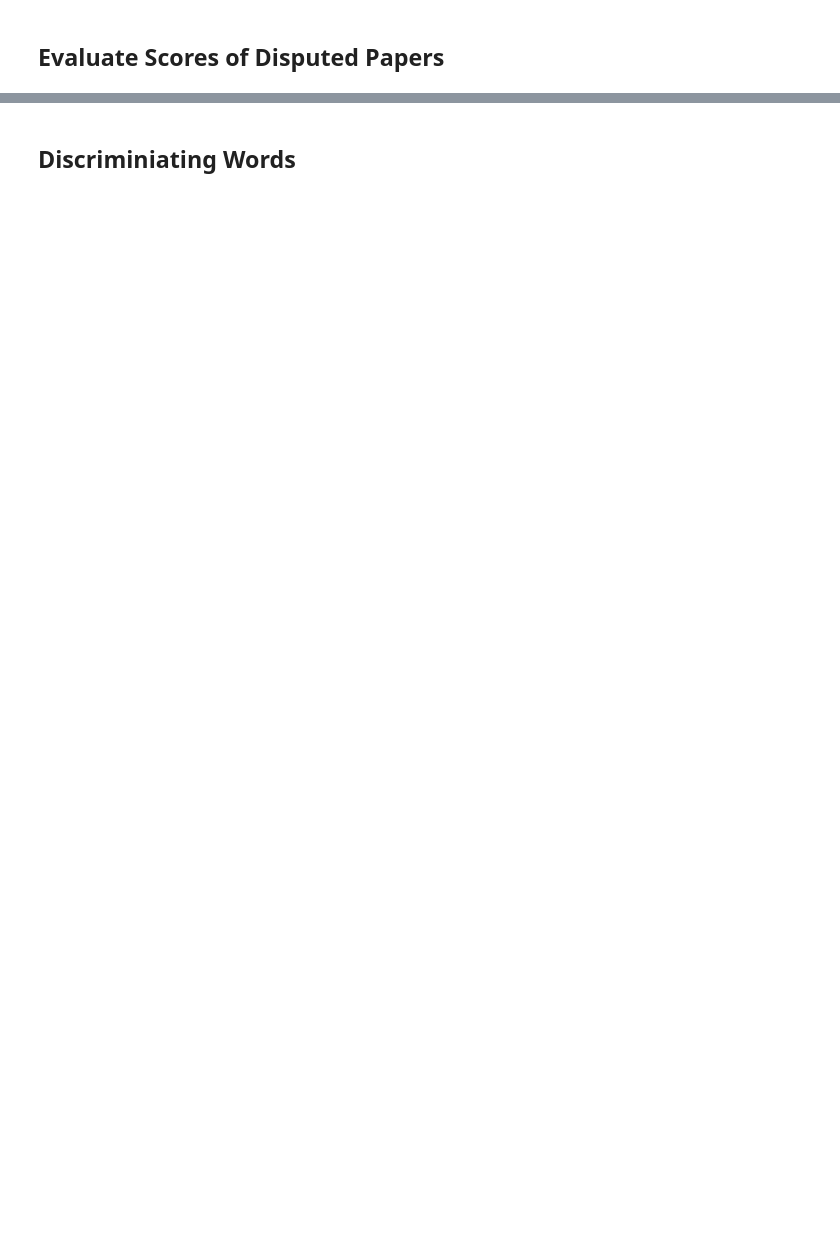
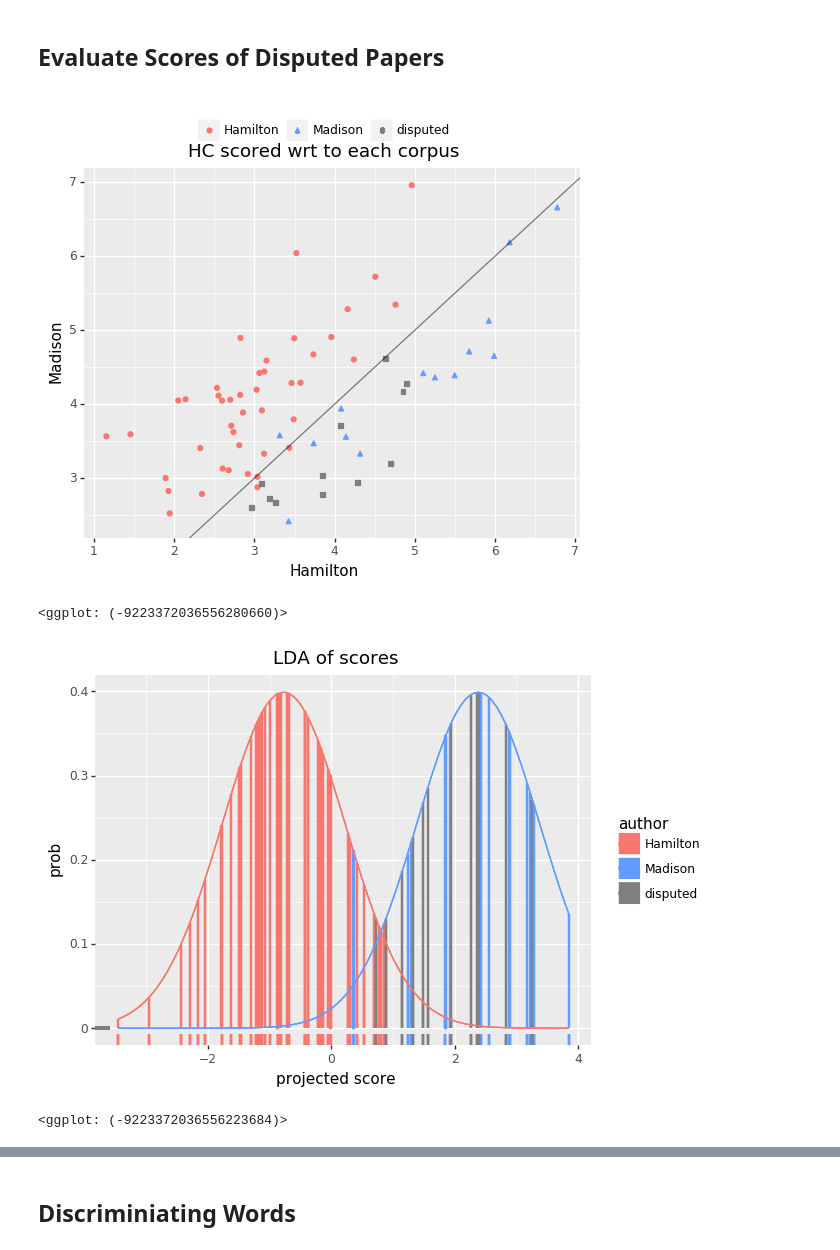
Before and after one commit to alonkipnis/AuthAttLib, a Jupyter notebook: Examples/Authorship_in_the_Federalist.ipynb, the cells around one changed output, grey strips where cells are left out. Saved outputs shown, nothing was run; the diff lists cells and outputs as text; code cells hidden in the pictures; blank space fills up the shorter version.

```diff
--- a/Examples/Authorship_in_the_Federalist.ipynb
+++ b/Examples/Authorship_in_the_Federalist.ipynb
@@ -72,16 +79,25 @@ print( p + ggtitle('LDA of HC scores'))
 # %% [markdown]
 <H2>Evaluate Scores of Disputed Papers</H2>
 # %%
-#\\\\\\\ Authiorship of disputed papers:
+# Authiorship of disputed papers:
 data_disputed = fed_papers[fed_papers.author == 'disputed']
-df_disputed = model.stats_list(data_disputed)
 
-# show separation
-p = plot_author_pair(pd.concat([df, df_disputed]), value = 'HC', wrt_authors=['Hamilton','Madison'])
+# In order to get the results in [1], set LOO=True
+df_disputed = model.stats_list(data_disputed, LOO = False)
+
+# illustrate HC scores
+
+df_all = pd.concat([df, df_disputed], sort = False)
+
+p = plot_author_pair(df_all, value = 'HC', wrt_authors=['Hamilton','Madison'])
 print(p + ggtitle("HC scored wrt to each corpus"))
 
-
-p = plot_LDA(pd.concat([df, df_disputed]), value = 'HC',
+p = plot_LDA(df_all, value = 'HC',
              wrt_authors=['Hamilton','Madison']
             )
 print(p + ggtitle("LDA of scores"))
+# %% [output]
+[figure, added]
+<ggplot: (-9223372036556280660)>
+[figure, added]
+<ggplot: (-9223372036556223684)>
```
Also changed, not shown: parts of 17 cells of this notebook, 1 other file.
